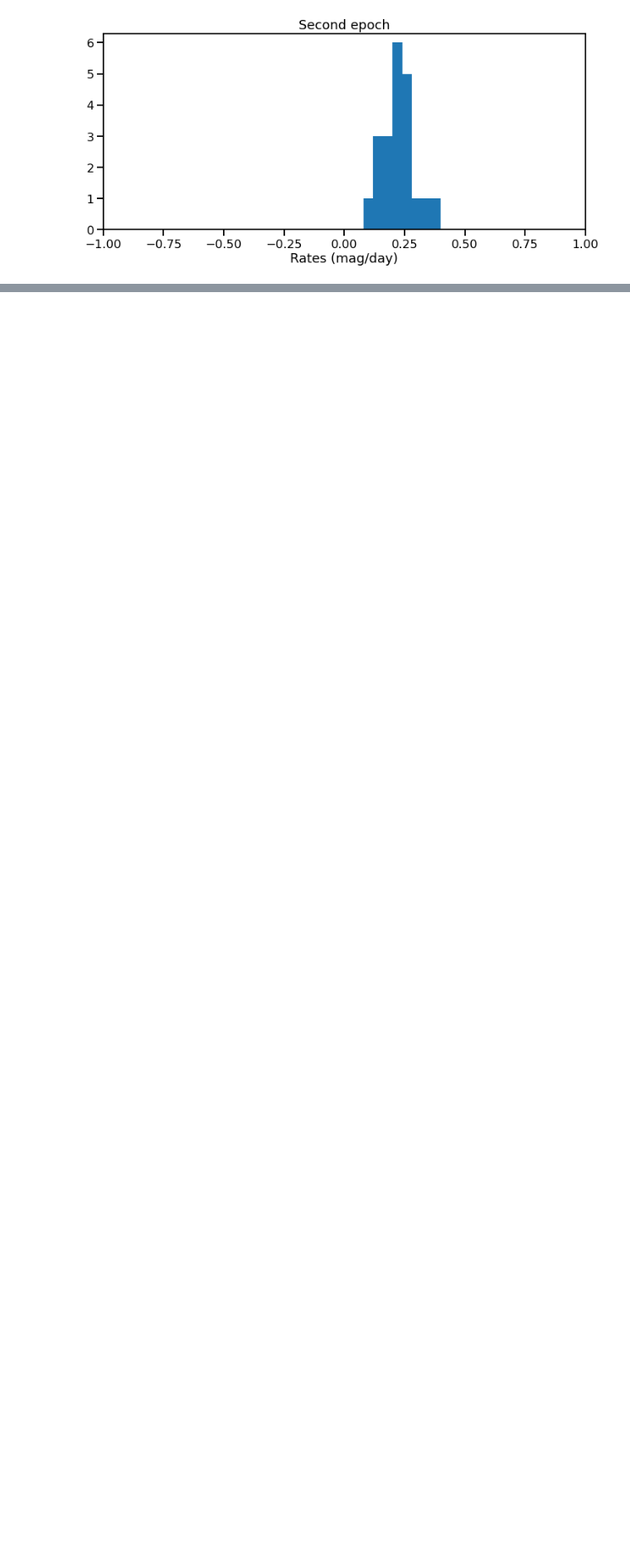
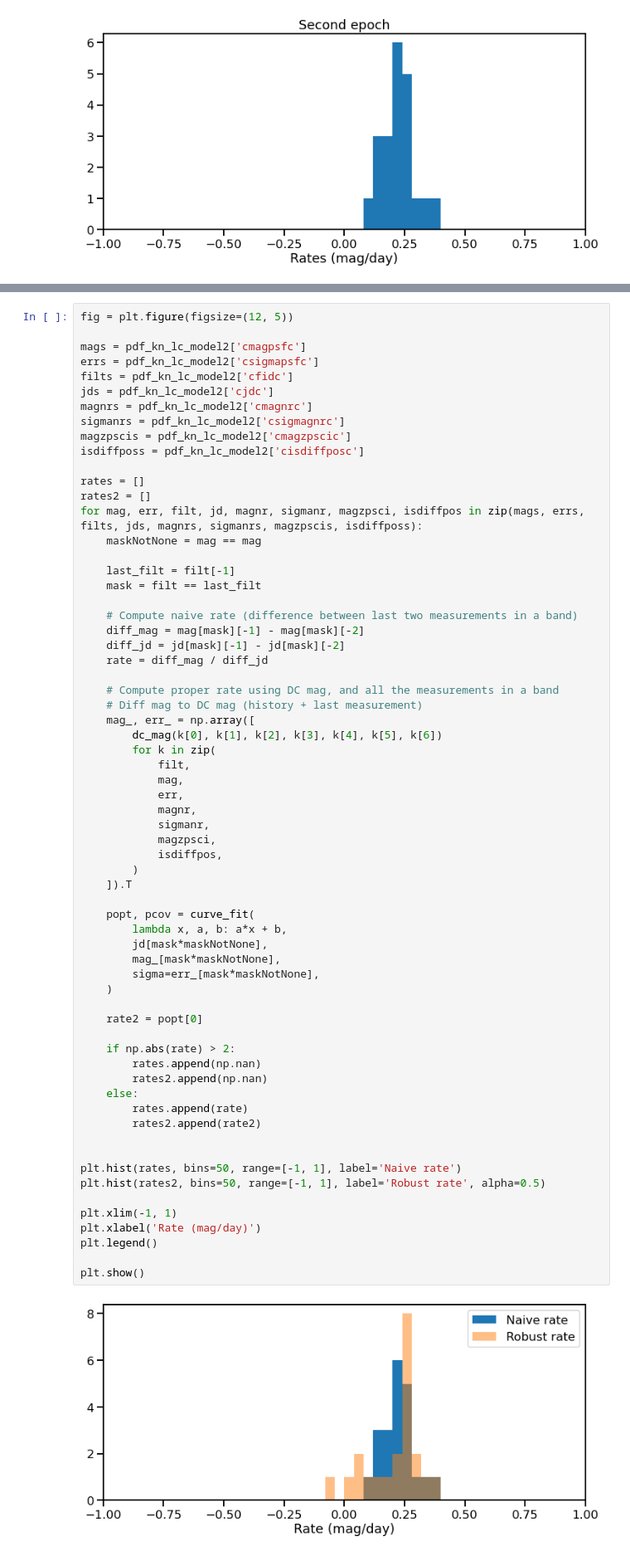
Before and after one commit to JulienPeloton/fink_grandma_kn, a Jupyter notebook: KN-LC_filter.ipynb, the cells around one changed output, grey strips where cells are left out. Shown: that part at 83% size. Saved outputs shown, nothing was run; the diff lists cells and outputs as text; blank space fills up the shorter version.

```diff
--- a/KN-LC_filter.ipynb
+++ b/KN-LC_filter.ipynb
@@ -319,0 +327,67 @@ With the 1PC classifier, the rates have small, negative values that don’t matc
+# %%
+fig = plt.figure(figsize=(12, 5))
+
+mags = pdf_kn_lc_model2['cmagpsfc']
+errs = pdf_kn_lc_model2['csigmapsfc']
+filts = pdf_kn_lc_model2['cfidc']
+jds = pdf_kn_lc_model2['cjdc']
+magnrs = pdf_kn_lc_model2['cmagnrc']
+sigmanrs = pdf_kn_lc_model2['csigmagnrc']
+magzpscis = pdf_kn_lc_model2['cmagzpscic']
+isdiffposs = pdf_kn_lc_model2['cisdiffposc']
+
+rates = []
+rates2 = []
+for mag, err, filt, jd, magnr, sigmanr, magzpsci, isdiffpos in zip(mags, errs, filts, jds, magnrs, sigmanrs, magzpscis, isdiffposs):
+    maskNotNone = mag == mag
+
+    last_filt = filt[-1]
+    mask = filt == last_filt
+
+    # Compute naive rate (difference between last two measurements in a band)
+    diff_mag = mag[mask][-1] - mag[mask][-2]
+    diff_jd = jd[mask][-1] - jd[mask][-2]
+    rate = diff_mag / diff_jd
+
+    # Compute proper rate using DC mag, and all the measurements in a band
+    # Diff mag to DC mag (history + last measurement)
+    mag_, err_ = np.array([
+        dc_mag(k[0], k[1], k[2], k[3], k[4], k[5], k[6])
+        for k in zip(
+            filt,
+            mag,
+            err,
+            magnr,
+            sigmanr,
+            magzpsci,
+            isdiffpos,
+        )
+    ]).T
+
+    popt, pcov = curve_fit(
+        lambda x, a, b: a*x + b,
+        jd[mask*maskNotNone],
+        mag_[mask*maskNotNone],
+        sigma=err_[mask*maskNotNone],
+    )
+
+    rate2 = popt[0]
+
+    if np.abs(rate) > 2:
+        rates.append(np.nan)
+        rates2.append(np.nan)
+    else:
+        rates.append(rate)
+        rates2.append(rate2)
+
+
+plt.hist(rates, bins=50, range=[-1, 1], label='Naive rate')
+plt.hist(rates2, bins=50, range=[-1, 1], label='Robust rate', alpha=0.5)
+
+plt.xlim(-1, 1)
+plt.xlabel('Rate (mag/day)')
+plt.legend()
+
+plt.show()
+# %% [output]
+[figure, added]
```
Also changed, not shown: parts of 3 cells of this notebook, 1 other file.
